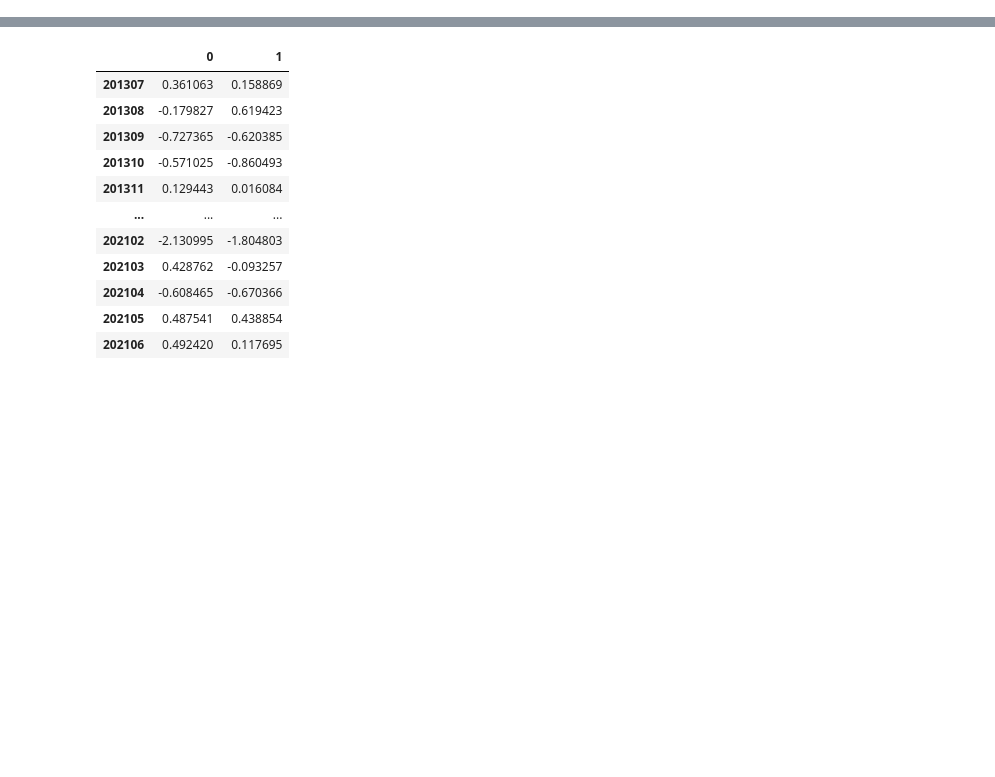
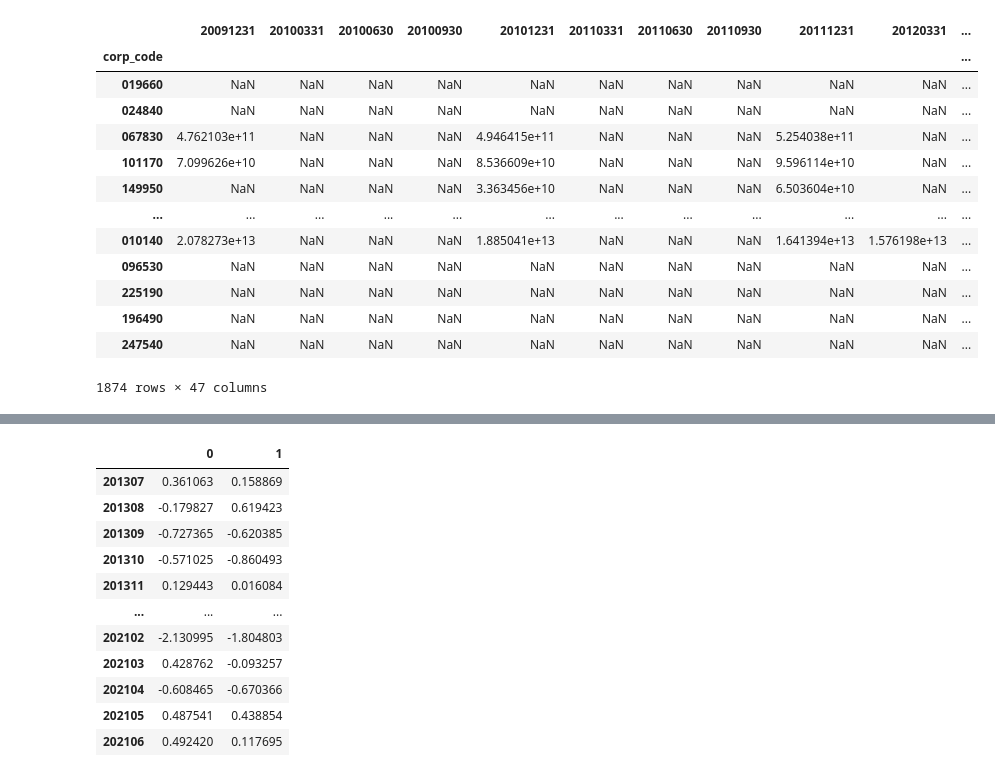
Before and after one commit to Eternity402/Factor_Investing, a Jupyter notebook: Sirius_API.ipynb, the cells around one changed output, grey strips where cells are left out. Cells and saved outputs as stored; diff of their text form; code cells hidden in the pictures; blank space fills up the shorter version.

```diff
--- a/Sirius_API.ipynb
+++ b/Sirius_API.ipynb
@@ -418,0 +452,19 @@ def get_factor_on_date_by_mask(mask, term = 'd', winsorize_limits = 0.01, weight
+# %%
+asset = get_item('ifrs_Assets')
+# %%
+asset
+# %% [output]
+|  | 20091231 | 20100331 | 20100630 | 20100930 | 20101231 | 20110331 | 20110630 | 20110930 | 20111231 | 20120331 | ... |
+| corp_code |  |  |  |  |  |  |  |  |  |  | ... |
+| 019660 | NaN | NaN | NaN | NaN | NaN | NaN | NaN | NaN | NaN | NaN | ... |
+| 024840 | NaN | NaN | NaN | NaN | NaN | NaN | NaN | NaN | NaN | NaN | ... |
+| 067830 | 4.762103e+11 | NaN | NaN | NaN | 4.946415e+11 | NaN | NaN | NaN | 5.254038e+11 | NaN | ... |
+| 101170 | 7.099626e+10 | NaN | NaN | NaN | 8.536609e+10 | NaN | NaN | NaN | 9.596114e+10 | NaN | ... |
+| 149950 | NaN | NaN | NaN | NaN | 3.363456e+10 | NaN | NaN | NaN | 6.503604e+10 | NaN | ... |
+| ... | ... | ... | ... | ... | ... | ... | ... | ... | ... | ... | ... |
+| 010140 | 2.078273e+13 | NaN | NaN | NaN | 1.885041e+13 | NaN | NaN | NaN | 1.641394e+13 | 1.576198e+13 | ... |
+| 096530 | NaN | NaN | NaN | NaN | NaN | NaN | NaN | NaN | NaN | NaN | ... |
+| 225190 | NaN | NaN | NaN | NaN | NaN | NaN | NaN | NaN | NaN | NaN | ... |
+| 196490 | NaN | NaN | NaN | NaN | NaN | NaN | NaN | NaN | NaN | NaN | ... |
+| 247540 | NaN | NaN | NaN | NaN | NaN | NaN | NaN | NaN | NaN | NaN | ... |
+1874 rows × 47 columns
```
Also changed, not shown: parts of 11 cells of this notebook.
